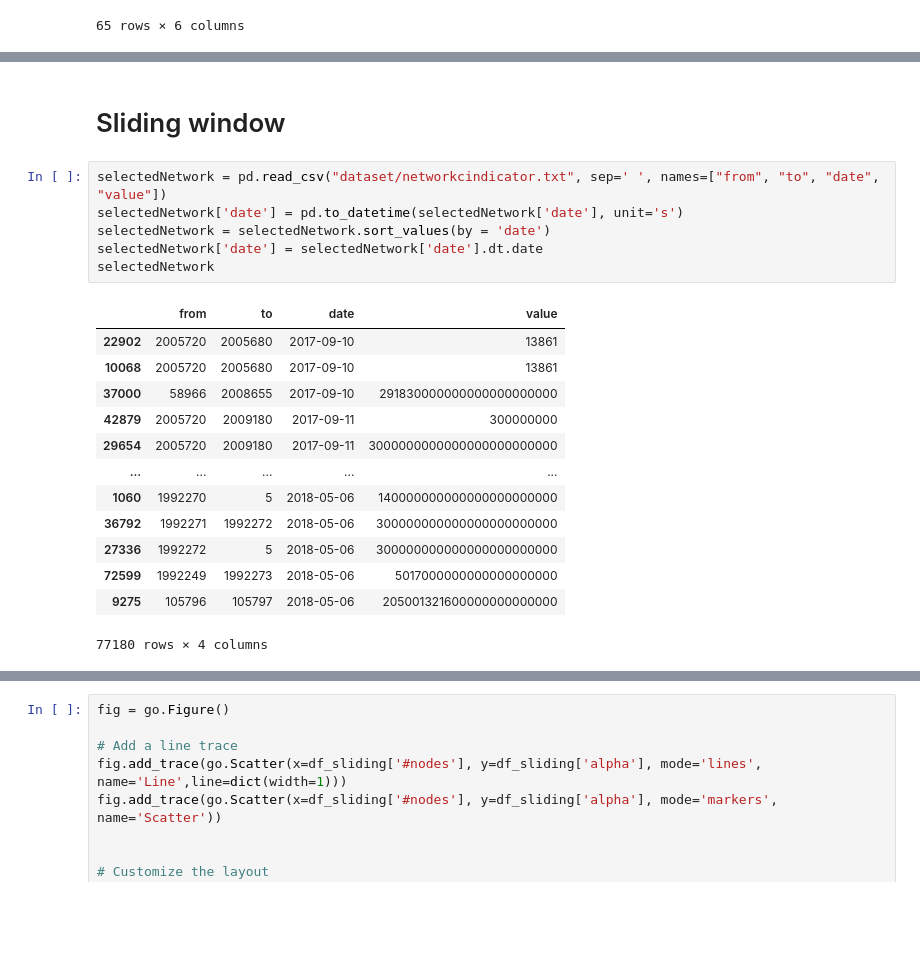
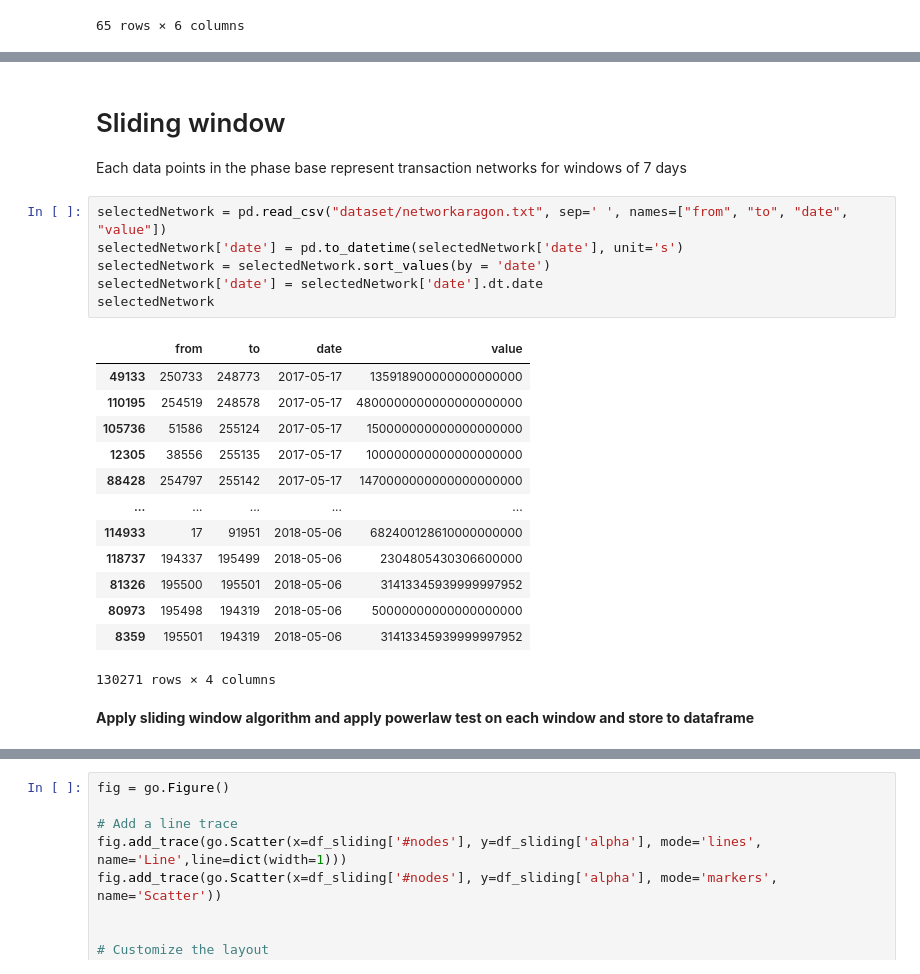
Before and after one commit to cakcora/GraphTransport, a Jupyter notebook: PowerLawUti.ipynb, the cells around one changed output, grey strips where cells are left out. Drawn from its saved outputs; the diff is of its cells as text; blank space fills up the shorter version.

```diff
--- a/PowerLawUti.ipynb
+++ b/PowerLawUti.ipynb
@@ -663,25 +372,28 @@ fig.show()
-# %% [markdown]
-# Sliding window
+# %% [markdown]
+# Sliding window
+Each data points in the phase base represent transaction networks for windows of 7 days
 # %%
-selectedNetwork = pd.read_csv("dataset/networkcindicator.txt", sep=' ', names=["from", "to", "date", "value"])
+selectedNetwork = pd.read_csv("dataset/networkaragon.txt", sep=' ', names=["from", "to", "date", "value"])
 selectedNetwork['date'] = pd.to_datetime(selectedNetwork['date'], unit='s')
 selectedNetwork = selectedNetwork.sort_values(by = 'date')
 selectedNetwork['date'] = selectedNetwork['date'].dt.date
 selectedNetwork
 # %% [output]
 |  | from | to | date | value |
-| 22902 | 2005720 | 2005680 | 2017-09-10 | 13861 |
-| 10068 | 2005720 | 2005680 | 2017-09-10 | 13861 |
-| 37000 | 58966 | 2008655 | 2017-09-10 | 291830000000000000000000 |
-| 42879 | 2005720 | 2009180 | 2017-09-11 | 300000000 |
-| 29654 | 2005720 | 2009180 | 2017-09-11 | 3000000000000000000000000 |
+| 49133 | 250733 | 248773 | 2017-05-17 | 135918900000000000000 |
+| 110195 | 254519 | 248578 | 2017-05-17 | 4800000000000000000000 |
+| 105736 | 51586 | 255124 | 2017-05-17 | 150000000000000000000 |
+| 12305 | 38556 | 255135 | 2017-05-17 | 100000000000000000000 |
+| 88428 | 254797 | 255142 | 2017-05-17 | 1470000000000000000000 |
 | ... | ... | ... | ... | ... |
-| 1060 | 1992270 | 5 | 2018-05-06 | 140000000000000000000000 |
-| 36792 | 1992271 | 1992272 | 2018-05-06 | 300000000000000000000000 |
-| 27336 | 1992272 | 5 | 2018-05-06 | 300000000000000000000000 |
-| 72599 | 1992249 | 1992273 | 2018-05-06 | 5017000000000000000000 |
-| 9275 | 105796 | 105797 | 2018-05-06 | 205001321600000000000000 |
+| 114933 | 17 | 91951 | 2018-05-06 | 682400128610000000000 |
+| 118737 | 194337 | 195499 | 2018-05-06 | 2304805430306600000 |
+| 81326 | 195500 | 195501 | 2018-05-06 | 31413345939999997952 |
+| 80973 | 195498 | 194319 | 2018-05-06 | 50000000000000000000 |
+| 8359 | 195501 | 194319 | 2018-05-06 | 31413345939999997952 |
-77180 rows × 4 columns
+130271 rows × 4 columns
+# %% [markdown]
+**Apply sliding window algorithm and apply powerlaw test on each window and store to dataframe**
 # %%
 def sliding_window_dates(start_date, end_date):
     # Initialize the sliding window
```
Also changed, not shown: parts of 58 cells of this notebook, 7 other files.
